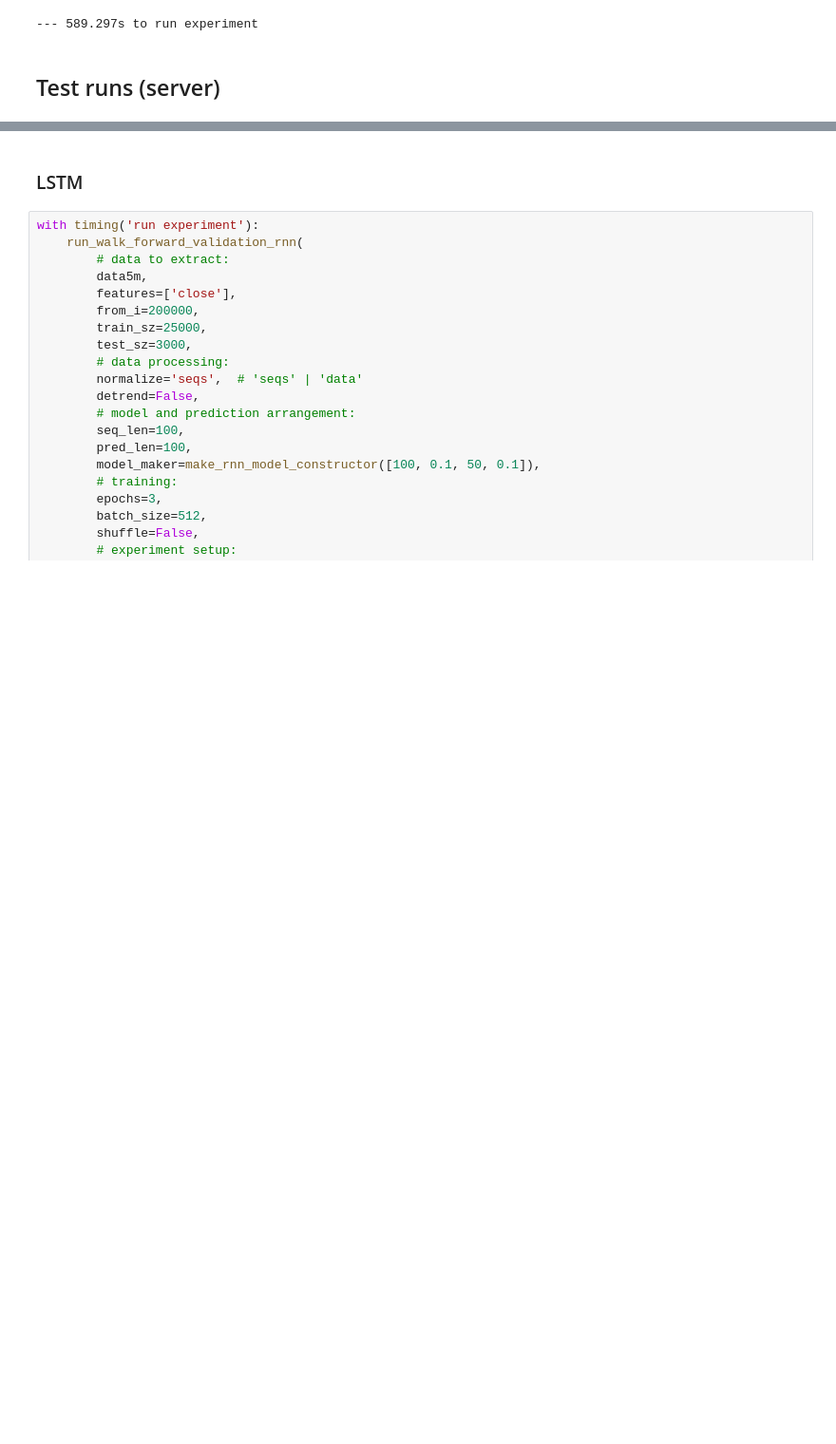
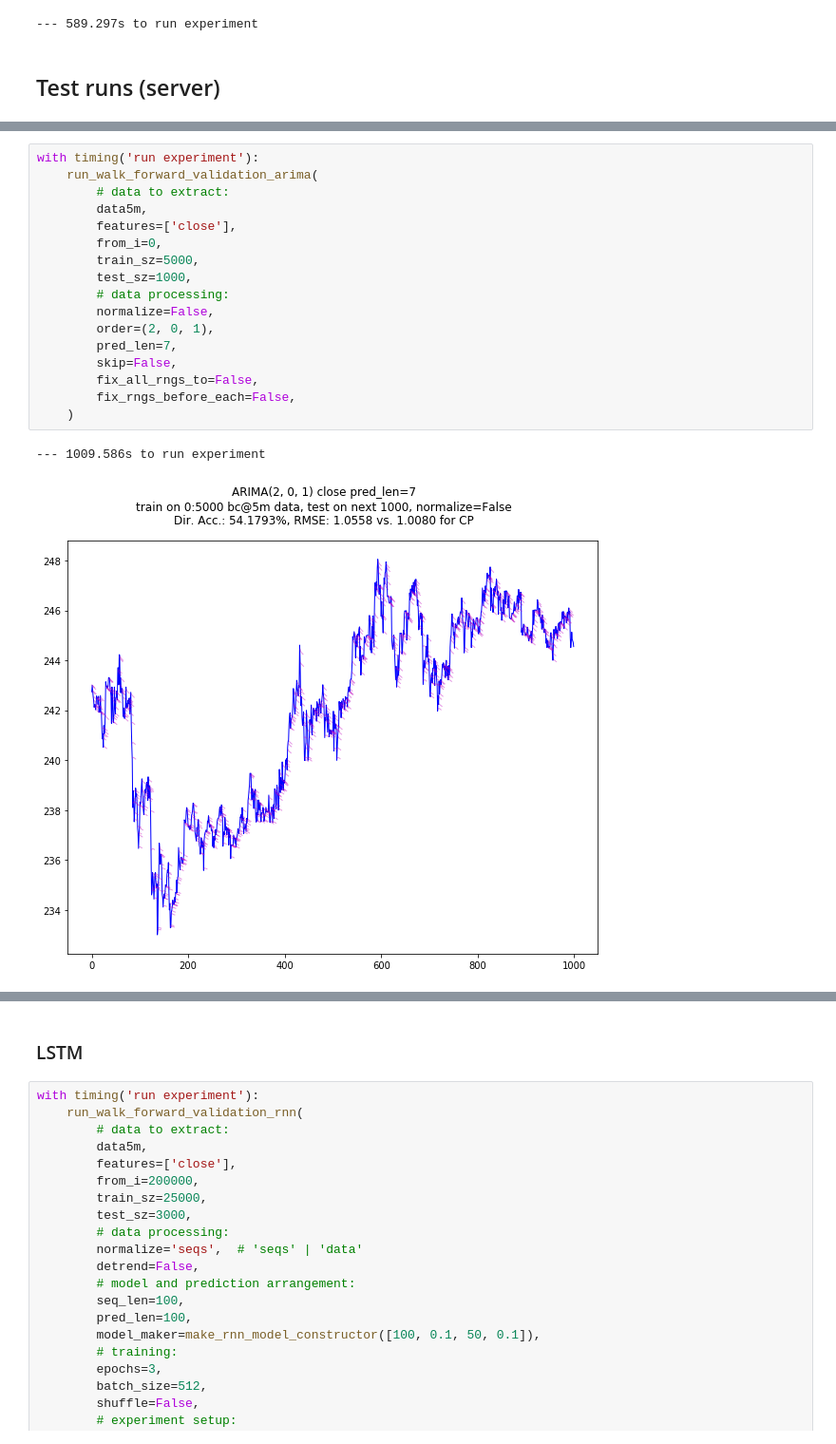
Before and after one commit to NeuronQ/udacity-capstone, a Jupyter notebook: btc-5min.ipynb, the cells around one changed output, grey strips where cells are left out. Shown at 95% size. Cells and saved outputs as stored; diff of their text form; blank space fills up the shorter version.

```diff
--- a/btc-5min.ipynb
+++ b/btc-5min.ipynb
@@ -397,0 +420,20 @@ Layer (type)                 Output Shape              Param #
+# %%
+with timing('run experiment'):
+    run_walk_forward_validation_arima(
+        # data to extract:
+        data5m,
+        features=['close'],
+        from_i=0,
+        train_sz=5000,
+        test_sz=1000,
+        # data processing:
+        normalize=False,
+        order=(2, 0, 1),
+        pred_len=7,
+        skip=False,
+        fix_all_rngs_to=False,
+        fix_rngs_before_each=False,
+    )
+# %% [output]
+--- 1009.586s to run experiment
+[figure, added]
```
Also changed, not shown: parts of 5 cells of this notebook.
